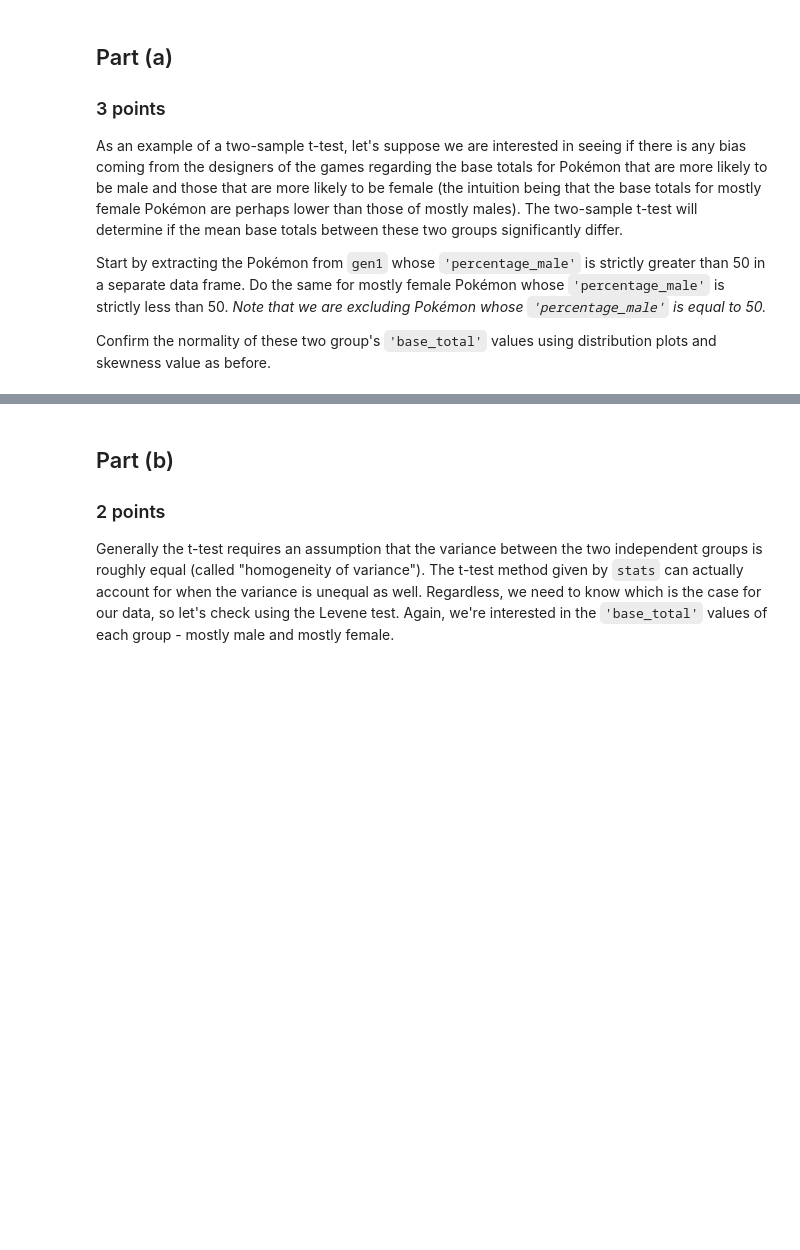
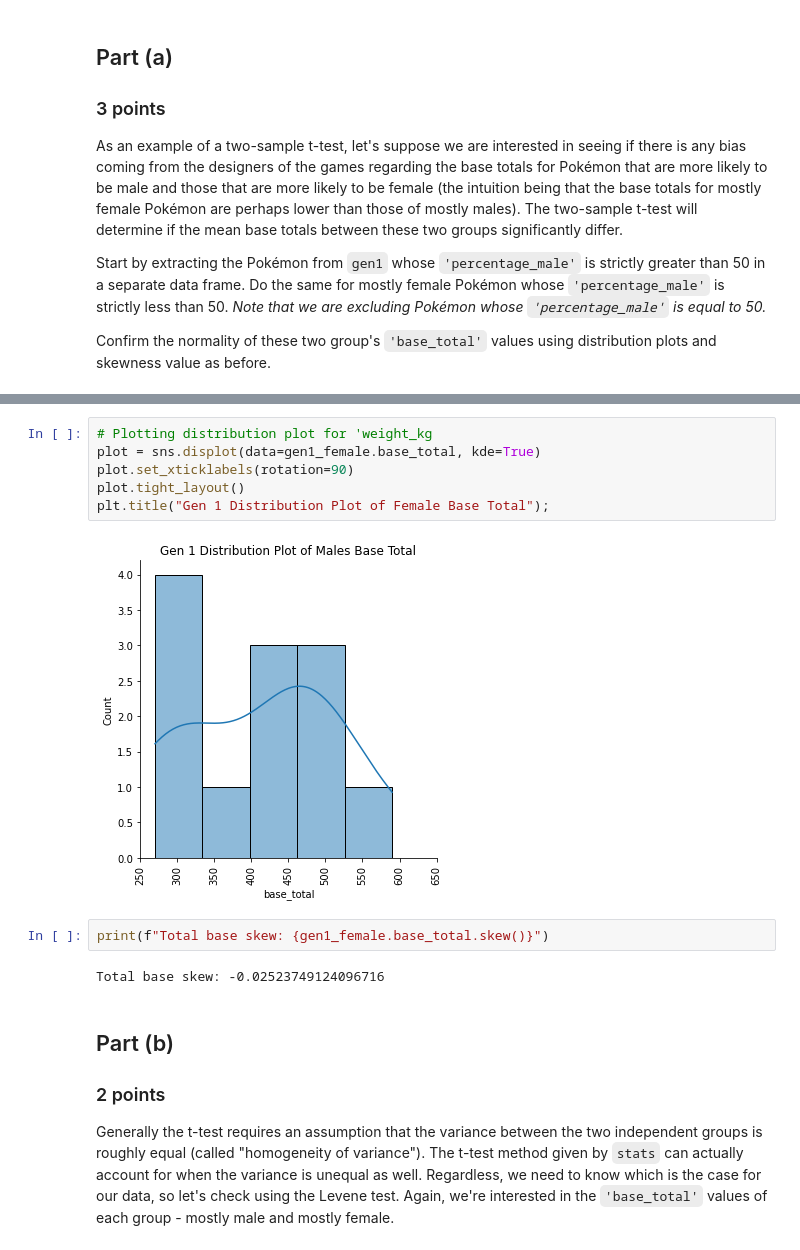
Before and after one commit to DuncanFerguson/GITHUB_REPOSITORY, a Jupyter notebook: DU_MSDS/Data Science Tools 1/Assignment_6/Duncan_Ferguson_Assignment _6 _Inferential_Statistics.ipynb, the cells around one changed output, grey strips where cells are left out. Drawn from its saved outputs; the diff is of its cells as text; blank space fills up the shorter version.

```diff
--- a/DU_MSDS/Data Science Tools 1/Assignment_6/Duncan_Ferguson_Assignment _6 _Inferential_Statistics.ipynb
+++ b/DU_MSDS/Data Science Tools 1/Assignment_6/Duncan_Ferguson_Assignment _6 _Inferential_Statistics.ipynb
@@ -339,3 +396,15 @@ Confirm the normality of these two group's `'base_total'` values using distribut
+# %%
+# Plotting distribution plot for 'weight_kg
+plot = sns.displot(data=gen1_female.base_total, kde=True)
+plot.set_xticklabels(rotation=90)
+plot.tight_layout()
+plt.title("Gen 1 Distribution Plot of Female Base Total");
+# %% [output]
+[figure, added]
+# %%
+print(f"Total base skew: {gen1_female.base_total.skew()}")
+# %% [output]
+Total base skew: -0.02523749124096716
 # %% [markdown]
 ## Part (b)
 ### 2 points
```
Also changed, not shown: parts of 11 cells of this notebook.
